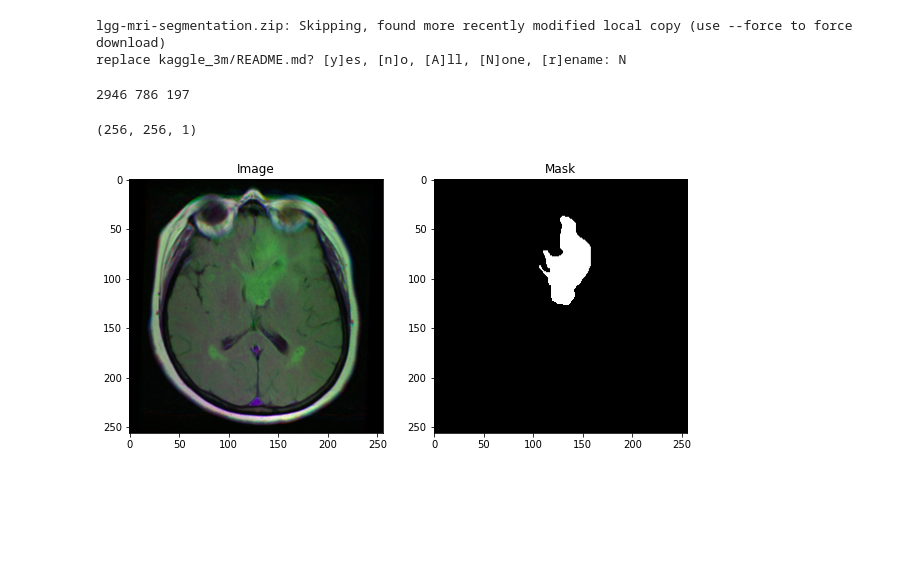
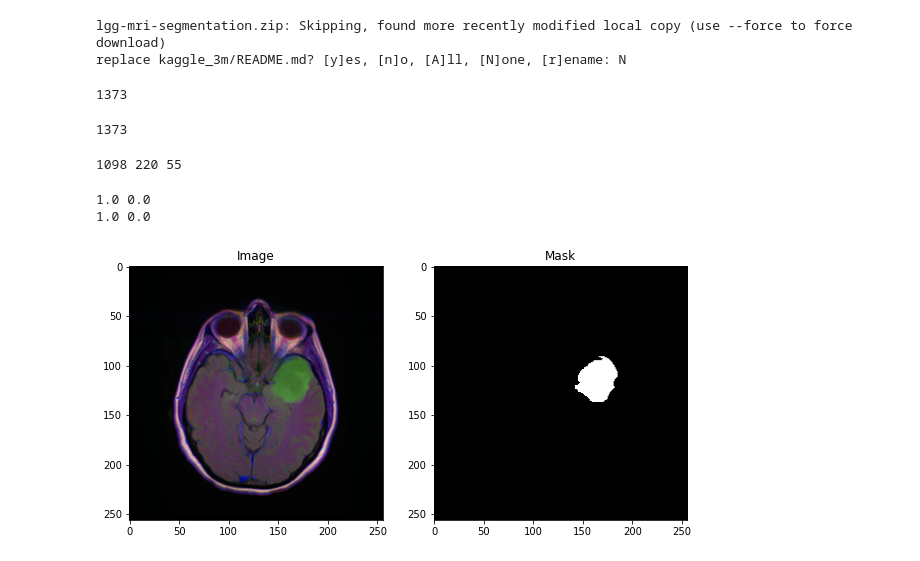
Before and after one commit to mostafaramadann/30Days-of-Remontada, a Jupyter notebook: Day1/Semantic_Segmentation.ipynb, the cells around one changed output. Drawn from its saved outputs; the diff is of its cells as text; code cells hidden in the pictures; blank space fills up the shorter version.

```diff
--- a/Day1/Semantic_Segmentation.ipynb
+++ b/Day1/Semantic_Segmentation.ipynb
@@ -50,11 +50,37 @@ def create_df(data_dir):
     return df
 # %%
 df = create_df("kaggle_3m")
+# %%
+def clean_df(df):
+  masks_paths=[]
+  images_paths=[]
+
+  for i in range(len(df)):
+    row = df.iloc[i]
+    image_path = row[0]
+    mask_path = row[1]
+    mask = plt.imread(mask_path)
+    image = plt.imread(image_path)
+
+    if mask.max() > 0 and image.max() > 0:
+      masks_paths.append(mask_path)
+      images_paths.append(image_path)
+
+  df = pd.DataFrame({"images":images_paths,"masks":masks_paths})
+
+  return df
+# %%
+print(len(df))
+df = clean_df(df)
+# %% [output]
+1373
+# %%
+print(len(df))
+# %% [output]
+1373
 # %%
 def normalize(image):
   range = image.max()-image.min()
-  if range == 0:
-    return image/255.
   return (image-image.min())/range
 
 class SegmentationDataset(torch.utils.data.Dataset):
@@ -76,11 +102,11 @@ class SegmentationDataset(torch.utils.data.Dataset):
 
     image = np.transpose(image,(2,0,1))
     mask = np.transpose(np.expand_dims(mask,axis=-1),(2,0,1))
-    image, mask = normalize(image).astype("float64"),normalize(mask).astype("float64")
-
+    image, mask = normalize(image),normalize(mask)
+    mask = (mask>0.5)*1.0
     return torch.Tensor(image),torch.Tensor(mask)
 # %%
-train_df,test_df = train_test_split(df,test_size=0.25)
+train_df,test_df = train_test_split(df,test_size=0.2)
 test_df,valid_df = train_test_split(test_df,test_size=0.2)
 
 print(len(train_df),len(test_df),len(valid_df))
@@ -88,7 +114,7 @@ train_dataset = SegmentationDataset(train_df)
 test_dataset = SegmentationDataset(test_df)
 valid_dataset = SegmentationDataset(valid_df)
 # %% [output]
-2946 786 197
+1098 220 55
 # %%
 def vizualise(image,mask):
   fig,ax = plt.subplots(1,2,figsize=(10,10))
@@ -97,13 +123,15 @@ def vizualise(image,mask):
   ax[1].set_title("Mask")
   ax[1].imshow(mask,cmap="gray")
 # %%
-image,mask = train_dataset[49]
+image,mask = train_dataset[1000]
 image,mask = np.transpose(image.detach().cpu().numpy(),(1,2,0)),np.transpose(mask.detach().cpu().numpy(),(1,2,0))
 vizualise(image,mask)
-print(mask.shape)
+print(mask.max(),mask.min())
+print(image.max(),image.min())
 # %% [output]
-(256, 256, 1)
+1.0 0.0
+1.0 0.0
-[figure, old version]
+[figure, new version]
 # %%
 train_loader = DataLoader(train_dataset,batch_size=BATCH_SIZE,shuffle=True)
 valid_loader = DataLoader(valid_dataset,batch_size=BATCH_SIZE,shuffle=True)
```
Also changed, not shown: parts of 10 cells of this notebook.
